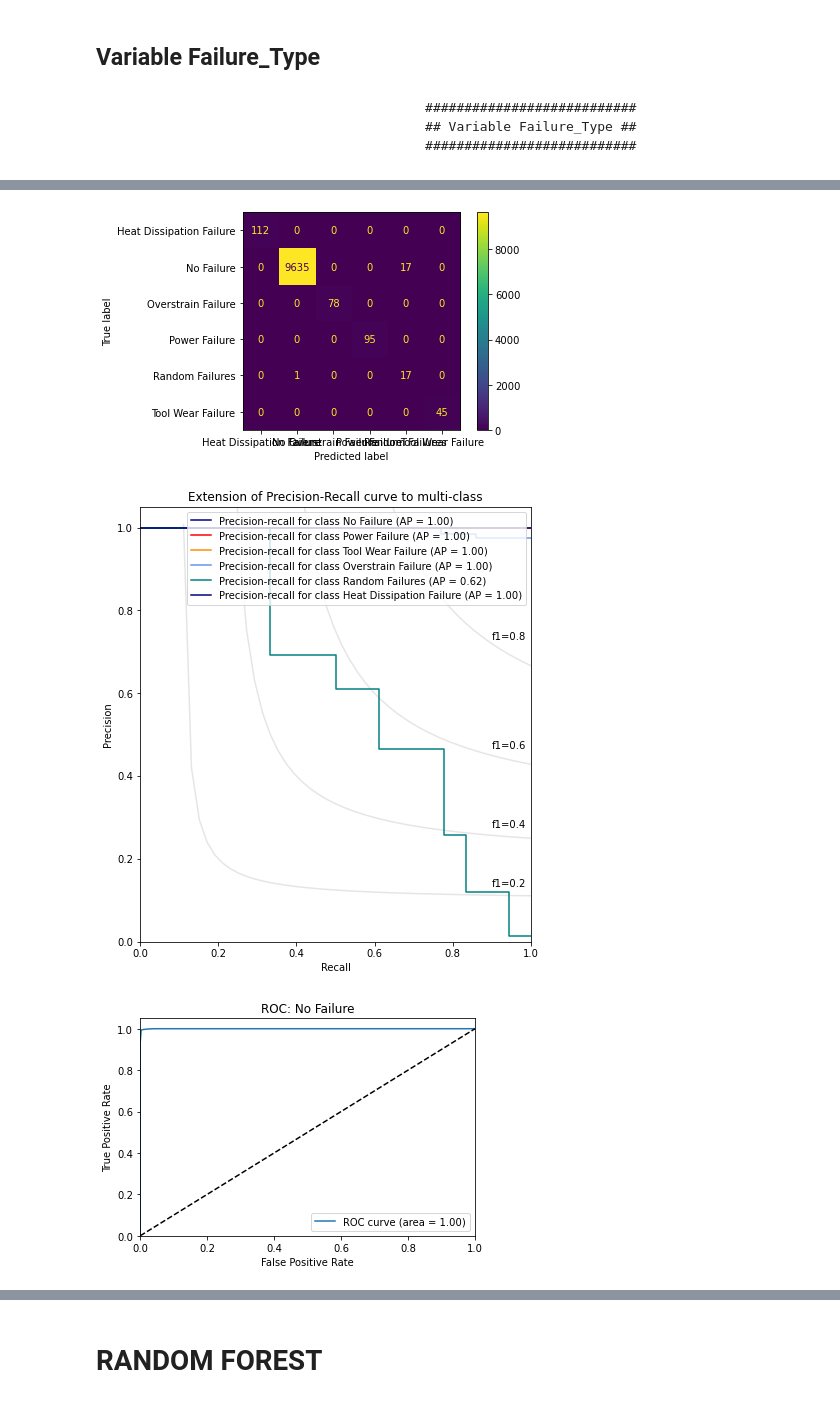
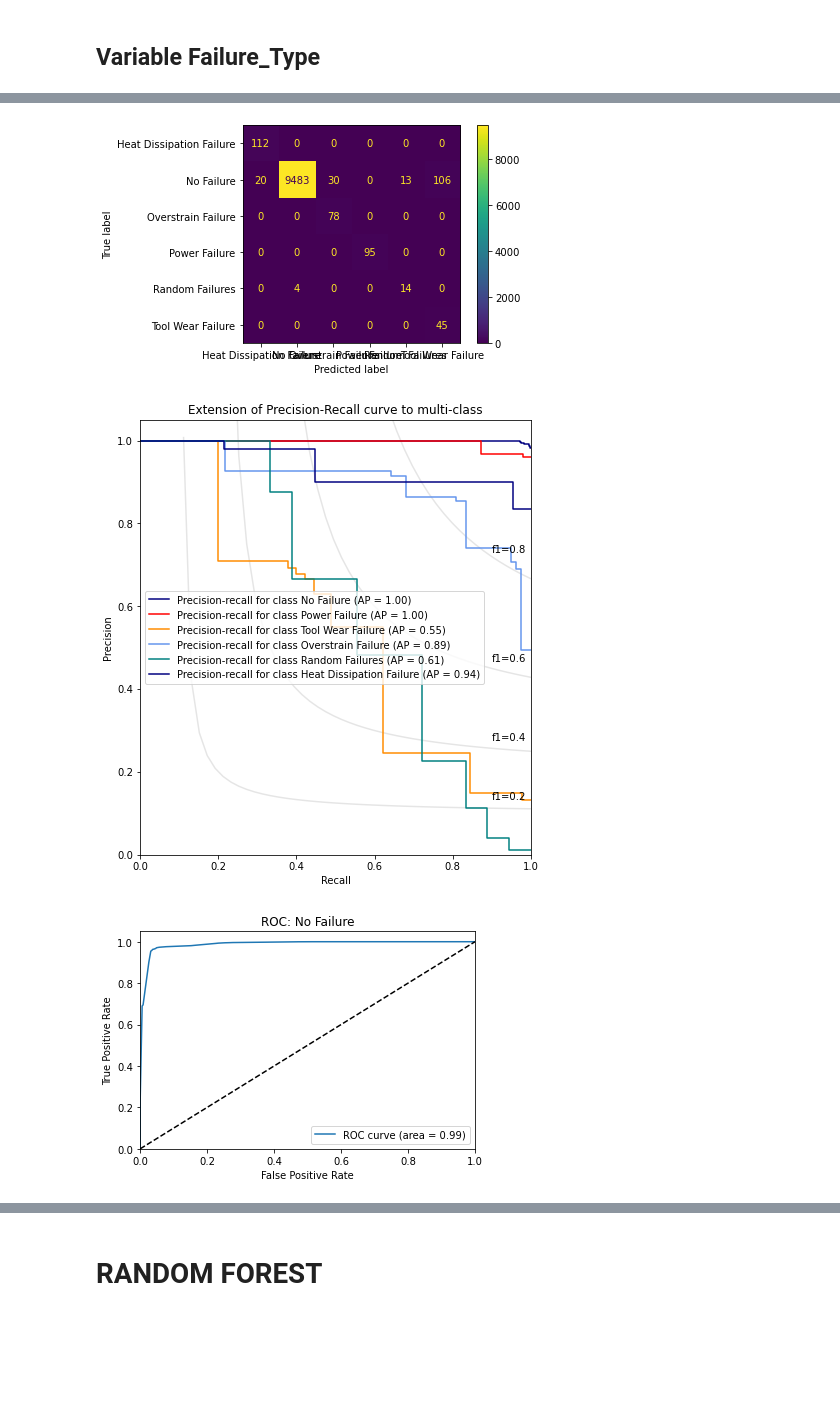
Before and after one commit to maxi879/proyecto_final_coder, a Jupyter notebook: ANALISIS/CLASIFICACION/TREE_IMPLEMENTACION.ipynb, the cells around one changed output, grey strips where cells are left out. Saved outputs shown, nothing was run; the diff lists cells and outputs as text; code cells hidden in the pictures; blank space fills up the shorter version.

```diff
--- a/ANALISIS/CLASIFICACION/TREE_IMPLEMENTACION.ipynb
+++ b/ANALISIS/CLASIFICACION/TREE_IMPLEMENTACION.ipynb
@@ -78,10 +84,11 @@ memory usage: 566.2 KB
 # %% [markdown]
 ## Variable Failure_Type
 # %%
+# (Resolver) En caso de necesitar más precision en el entrenamiento incluir La variable Type(Debe ser modificada a numerica)
 # Preparamos variable Target para entrenar los algoritmos.
-X= df.drop(["Type","Failure_Type"], axis=1)
+X= df.drop(["Type","Failure_Type","Target"], axis=1)
 y= df["Failure_Type"]
-# instantiating the random over sampler
+# instantiating the random over sampler.
 ros = RandomOverSampler(sampling_strategy={"Heat Dissipation Failure":1000,"Random Failures":1000,"Tool Wear Failure":1000,
                                             "Overstrain Failure":1000, "Power Failure":1000})
 # resampling X, y
@@ -104,0 +113,10 @@ memory usage: 686.9 KB
+# %%
+# Variables objetivo y matriz para TARGET
+X_target_test= df.drop(["Target","Type","Failure_Type"], axis=1)
+y_target_test= df["Target"]
+X_target_test.info()
+print()
+# Variables objetivo y matriz para FAILURE_TYPE
+X_failure_test= df.drop(["Type","Failure_Type", "Target"], axis=1)
+y_failure_test= df["Failure_Type"]
+X_failure_test.info()
@@ -194,16 +233,16 @@ F1 Score del classificador Train: 0.6778593913955929
 # %% [markdown]
 ## Variable Failure_Type
-# %% [markdown]
-                                            ###########################
-                                            ## Variable Failure_Type ##
-                                            ###########################
 # %%
+
+print("""
+
                         ###########################
                         ## Variable Failure_Type ##
-                        ###########################
+                        ###############################################
+                        ## Implementacion de Decision Tree Clasifier ##
+                        ###############################################
+                        """)
 
-X_failure_test= df.drop(["Type","Failure_Type"], axis=1)
-y_failure_test= df["Failure_Type"]
 # Binarize the output
 roturas=['No Failure', 'Power Failure', 'Tool Wear Failure','Overstrain Failure', 'Random Failures','Heat Dissipation Failure']
 y = label_binarize(y_failure_test, classes=roturas)
@@ -230,8 +269,8 @@ y_test_pred = model_tree.predict(X_failure_test)
 train_accuracy = accuracy_score(y_ros_failure, y_train_pred)
 # Calculo el accuracy en Test
 test_accuracy = accuracy_score(y_failure_test, y_test_pred)
-print('% de aciertos sobre el set de entrenamiento:', train_accuracy)
-print('% de aciertos sobre el set de evaluación:',test_accuracy)
+print('% de aciertos sobre el set de entrenamiento: ', train_accuracy)
+print('% de aciertos sobre el set de evaluación: ',test_accuracy)
 # Matrix train
 plot_confusion_matrix(model_tree, X_ros_failure, y_ros_failure)
 # Matrix test
@@ -259,13 +298,6 @@ for f_score in f_scores:
      (l) = plt.plot(x[h >= 0], h[h >= 0], color="gray", alpha=0.2)
      plt.annotate("f1={0:0.1f}".format(f_score), xy=(0.9, h[45] + 0.02))
 
-# display = PrecisionRecallDisplay(
-#     recall=recall["micro"],
-#     precision=precision["micro"],
-#     average_precision=average_precision["micro"],
-# )
-# display.plot(ax=ax, name="Micro-average precision-recall", color="gold")
-
 for i, color in zip(range(n_classes), colors):
     display = PrecisionRecallDisplay(
         recall=recall[i],
@@ -284,7 +316,7 @@ ax.set_ylim([0.0, 1.05])
 ax.legend(handles=handles, labels=labels, loc="best")
 ax.set_title("Extension of Precision-Recall curve to multi-class")
 plt.show()
-# F1
+
 
 #ROC y AUC
 fpr= dict()
@@ -314,3 +352,3 @@ for i,rotura in zip(range(n_classes),roturas):
-[figure, old version]
+[figure, new version]
-[figure, old version]
+[figure, new version]
-[figure, old version]
+[figure, new version]
```
Also changed, not shown: parts of 12 cells of this notebook, 2 other files.
